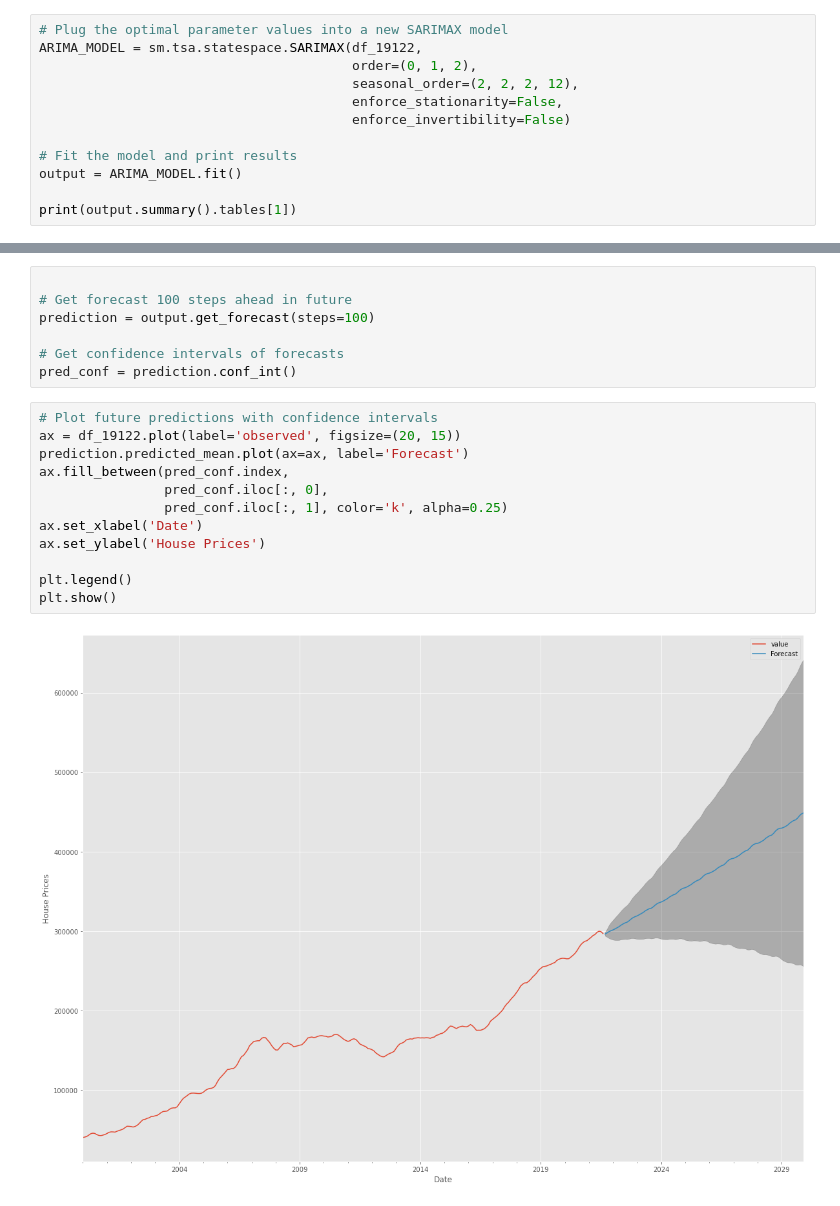
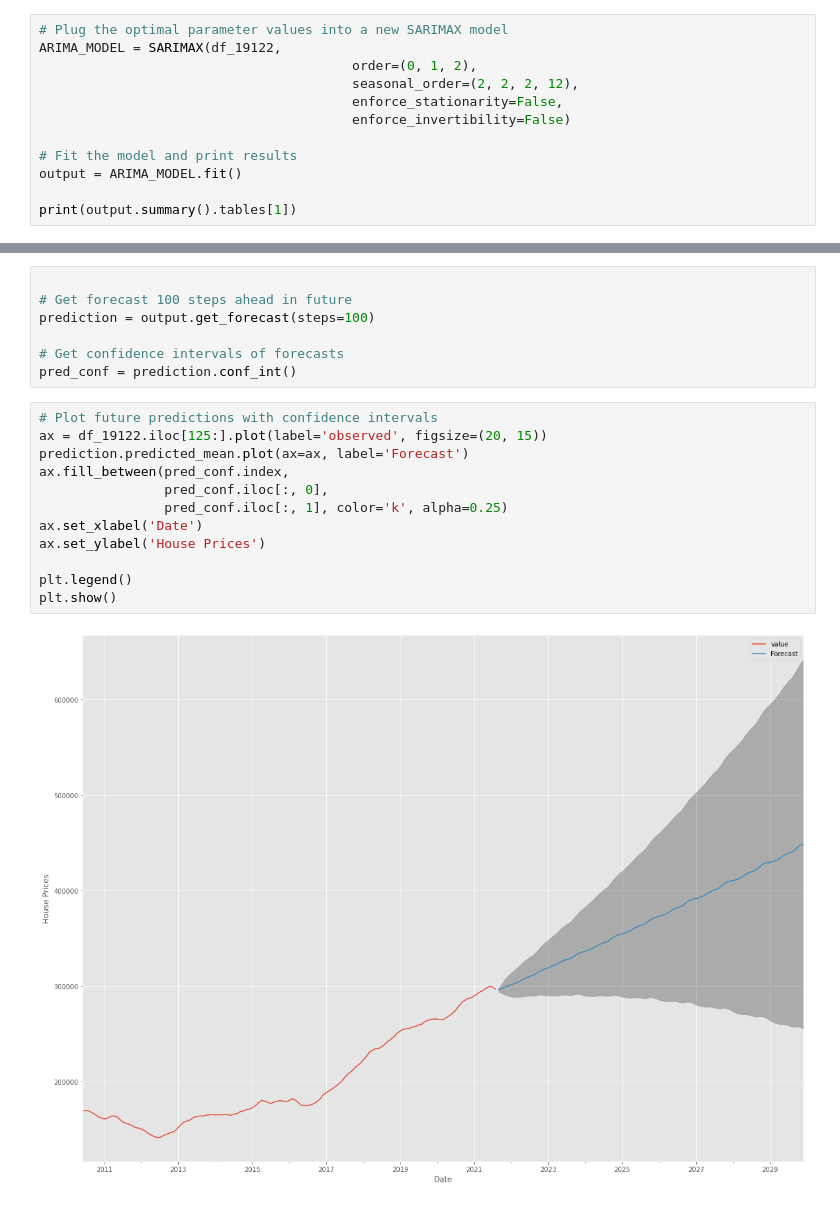
Before and after one commit to soohyunnie/forecasting_real_estate_prices, a Jupyter notebook: Zipcode_19122.ipynb, the cells around one changed output, grey strips where cells are left out. Drawn from its saved outputs; the diff is of its cells as text.

```diff
--- a/Zipcode_19122.ipynb
+++ b/Zipcode_19122.ipynb
@@ -262,6 +393,6 @@ Name: 161, dtype: object
 # %%
 # Plug the optimal parameter values into a new SARIMAX model
-ARIMA_MODEL = sm.tsa.statespace.SARIMAX(df_19122,
+ARIMA_MODEL = SARIMAX(df_19122,
                                         order=(0, 1, 2),
                                         seasonal_order=(2, 2, 2, 12),
                                         enforce_stationarity=False,
@@ -360,15 +505,15 @@ prediction = output.get_forecast(steps=100)
 pred_conf = prediction.conf_int()
 # %%
 # Plot future predictions with confidence intervals
-ax = df_19122.plot(label='observed', figsize=(20, 15))
+ax = df_19122.iloc[125:].plot(label='observed', figsize=(20, 15))
 prediction.predicted_mean.plot(ax=ax, label='Forecast')
 ax.fill_between(pred_conf.index,
                 pred_conf.iloc[:, 0],
                 pred_conf.iloc[:, 1], color='k', alpha=0.25)
 ax.set_xlabel('Date')
 ax.set_ylabel('House Prices')
 
 plt.legend()
 plt.show()
 # %% [output]
-[figure, old version]
+[figure, new version]
```
Also changed, not shown: parts of 29 cells of this notebook, 2 other files.
